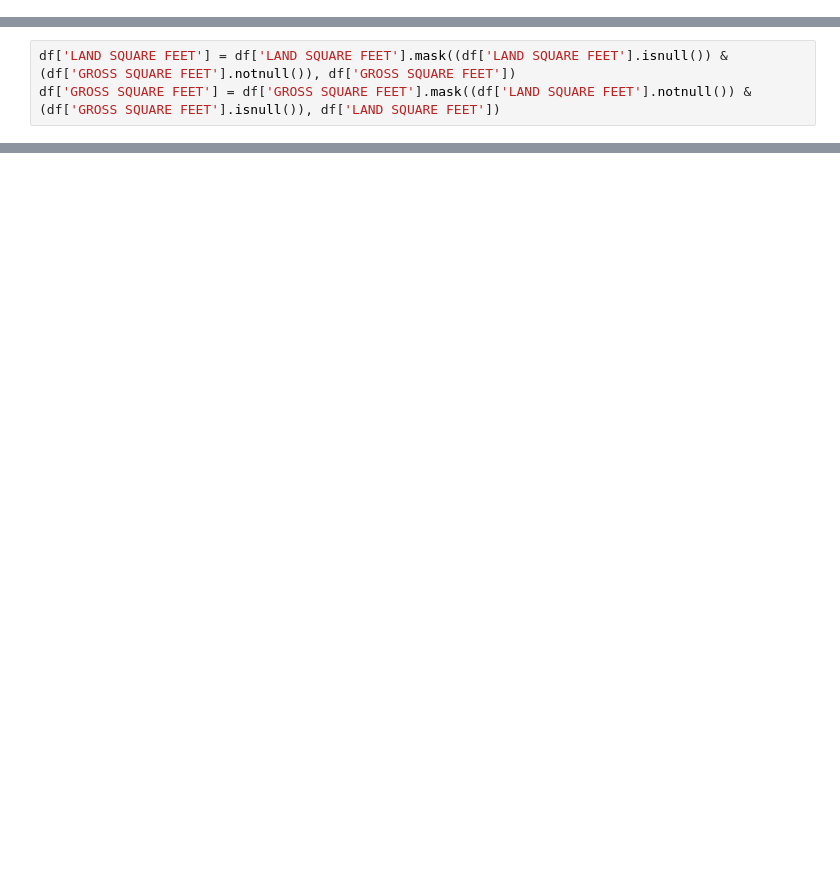
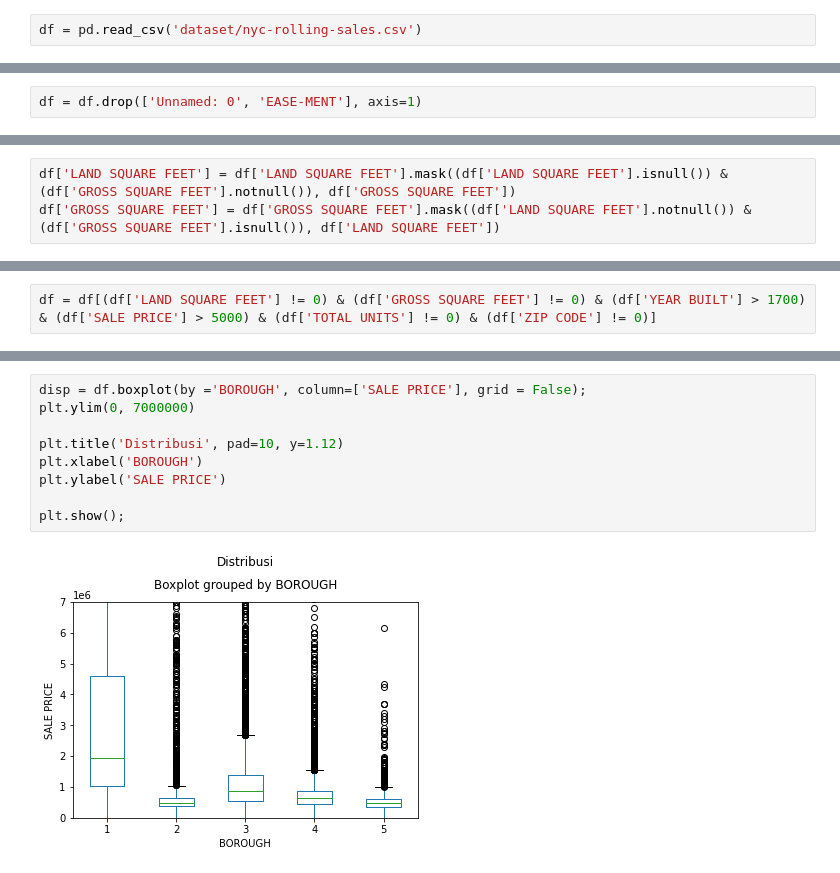
Before and after one commit to aufaf29/property-sales-statistical-analysis, a Jupyter notebook: PYTN_Assgn_2_076_Aufa Fadhlurohman.ipynb, the cells around one changed output, grey strips where cells are left out. Saved outputs shown, nothing was run; the diff lists cells and outputs as text; blank space fills up the shorter version.

```diff
--- a/PYTN_Assgn_2_076_Aufa Fadhlurohman.ipynb
+++ b/PYTN_Assgn_2_076_Aufa Fadhlurohman.ipynb
@@ -93,0 +38,2 @@ Let's view Dtype of each features in dataframe using `.info()` function.
+# %%
+df = pd.read_csv('dataset/nyc-rolling-sales.csv')
@@ -97,0 +85,2 @@ It looks like empty records are not being treated as NA. We convert columns to t
+# %%
+df = df.drop(['Unnamed: 0', 'EASE-MENT'], axis=1)
@@ -300,0 +251,2 @@ Your conclusion below are graded. (1 Points)
+# %%
+df = df[(df['LAND SQUARE FEET'] != 0) & (df['GROSS SQUARE FEET'] != 0) & (df['YEAR BUILT'] > 1700) & (df['SALE PRICE'] > 5000) & (df['TOTAL UNITS'] != 0) & (df['ZIP CODE'] != 0)]
@@ -300,0 +297,11 @@ Your conclusion below are graded. (1 Points)
+# %%
+disp = df.boxplot(by ='BOROUGH', column=['SALE PRICE'], grid = False);
+plt.ylim(0, 7000000)
+
+plt.title('Distribusi', pad=10, y=1.12)
+plt.xlabel('BOROUGH')
+plt.ylabel('SALE PRICE')
+
+plt.show();
+# %% [output]
+[figure, added]
```
Also changed, not shown: parts of 134 cells of this notebook.
